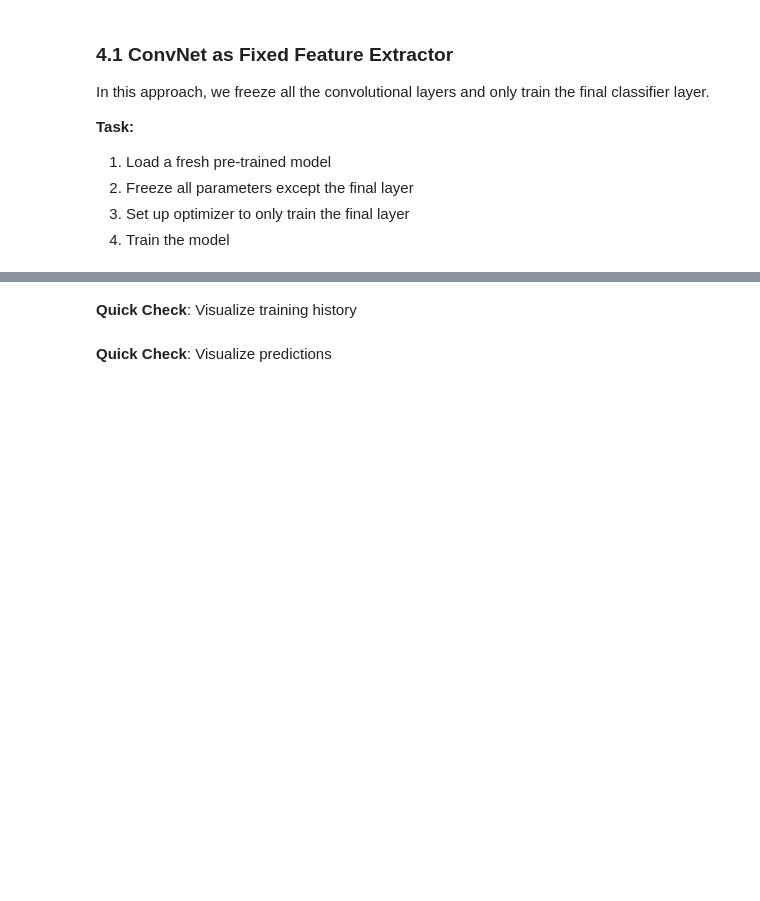
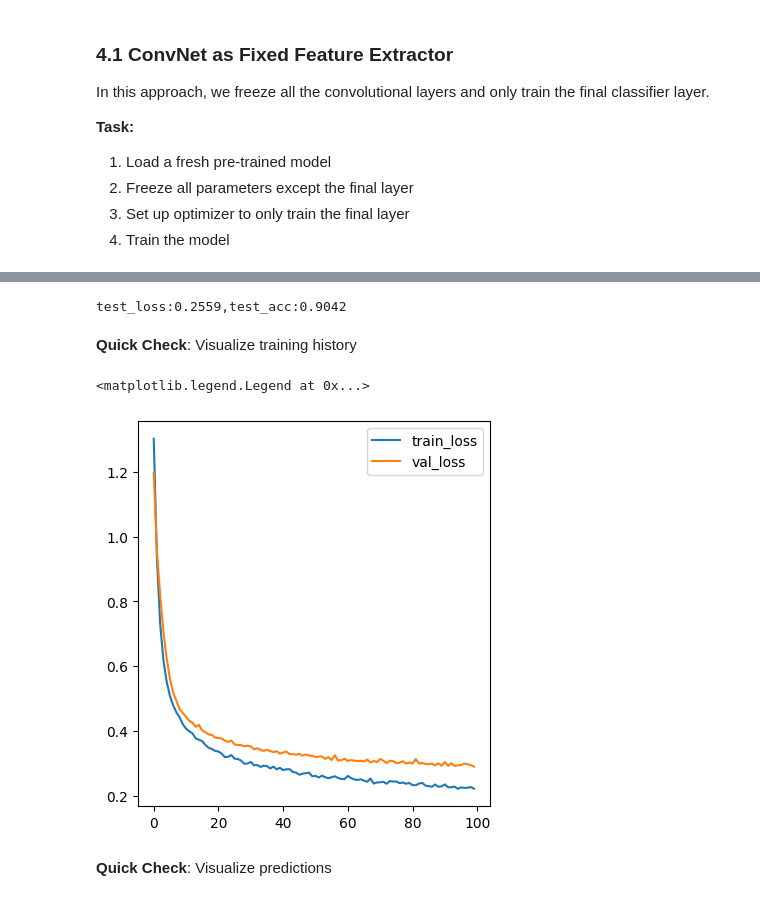
Before and after one commit to Mohammed-Balkhair-hub/Week-4_DL, a Jupyter notebook: C1_M5_TransferLearning/C1_M5_Assignment_transferlearning.ipynb, the cells around one changed output, grey strips where cells are left out. Drawn from its saved outputs; the diff is of its cells as text; code cells hidden in the pictures; blank space fills up the shorter version.

```diff
--- a/C1_M5_TransferLearning/C1_M5_Assignment_transferlearning.ipynb
+++ b/C1_M5_TransferLearning/C1_M5_Assignment_transferlearning.ipynb
@@ -164,0 +334,16 @@ In this approach, we freeze all the convolutional layers and only train the fina
+# %%
+# YOUR CODE HERE
+from torchvision import models
+model=models.resnet18(pretrained=True)
+
+# freez the weights of the entire all lyers expect fc
+for param in model.parameters():
+  param.requires_grad=False
+
+
+model.fc=nn.Linear(model.fc.in_features,4)
+# Verification
+for name, param in model.named_parameters():
+    if param.requires_grad:
+        print(f"Trainable layer: {name}")
+model.to(device)
@@ -164,0 +370,20 @@ In this approach, we freeze all the convolutional layers and only train the fina
+# %%
+# YOUR CODE HERE
+from torch import optim
+criterion=nn.CrossEntropyLoss()
+optimizer=optim.Adam(model.parameters(),lr=0.001)
+# %%
+# train 100 epoch
+epoch=100
+train_loss=[]
+train_acc=[]
+val_loss=[]
+val_acc=[]
+for i in range(epoch):
+  loss,acc=train_epoch(model,train_dataloader,criterion,optimizer,device)
+  train_loss.append(loss)
+  train_acc.append(acc)
+  loss,acc=test_val_epoch(model,val_dataloader,criterion,device)
+  val_loss.append(loss)
+  val_acc.append(acc)
+  print(f"epoch:{i+1}/{epoch},train_loss:{train_loss[i]:.4f},train_acc:{train_acc[i]:.4f},val_loss:{val_loss[i]:.4f},val_acc:{val_acc[i]:.4f}")
@@ -165,2 +408,8 @@ In this approach, we freeze all the convolutional layers and only train the fina
+# %%
+# test
+loss,acc=test_val_epoch(model,test_dataloader,criterion,device)
+print(f"test_loss:{loss:.4f},test_acc:{acc:.4f}")
+# %% [output]
+test_loss:0.2559,test_acc:0.9042
 # %% [markdown]
 **Quick Check**: Visualize training history
@@ -170,3 +416,13 @@ In this approach, we freeze all the convolutional layers and only train the fina
+# %%
+# plot epochs loss and acc for
+plt.figure(figsize=(10,5))
+plt.subplot(1,2,1)
+plt.plot(train_loss,label="train_loss")
+plt.plot(val_loss,label="val_loss")
+plt.legend()
+# %% [output]
+<matplotlib.legend.Legend at 0x...>
+[figure, added]
 # %% [markdown]
 **Quick Check**: Visualize predictions
 # %%
```
Also changed, not shown: parts of 39 cells of this notebook, 2 other files.
